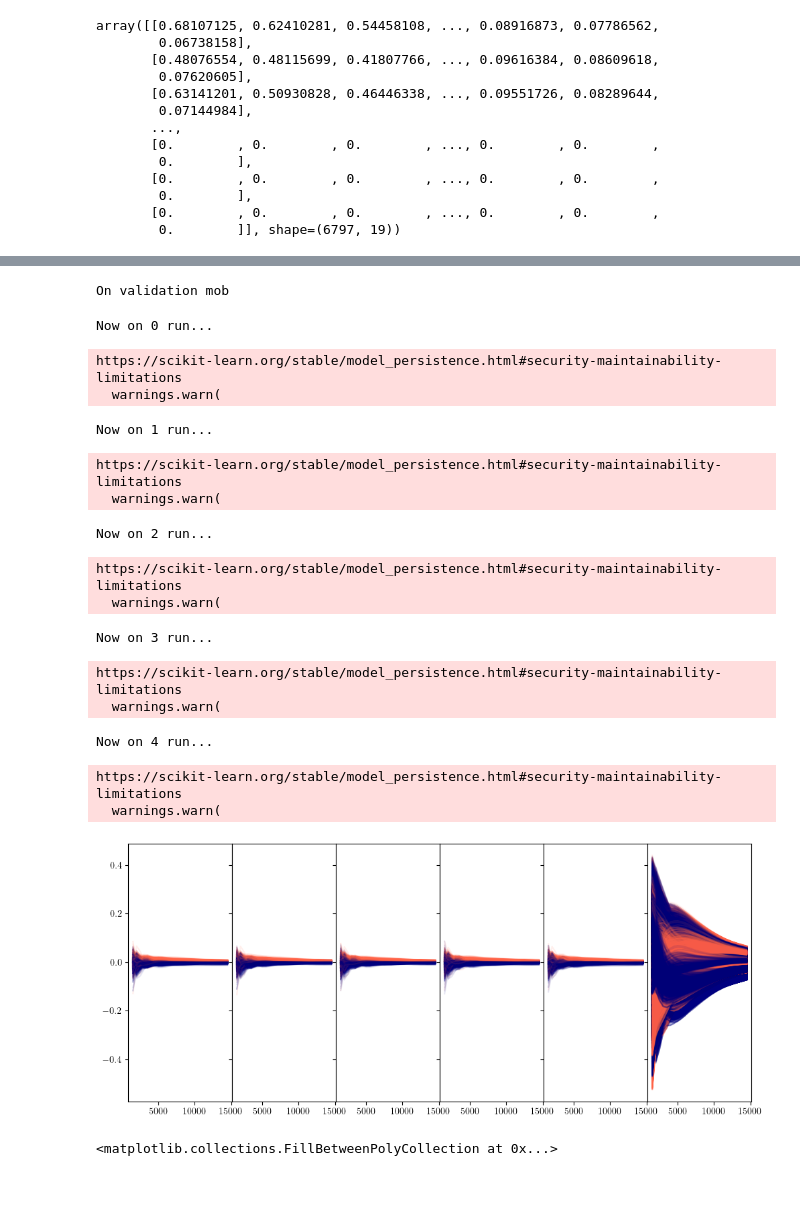
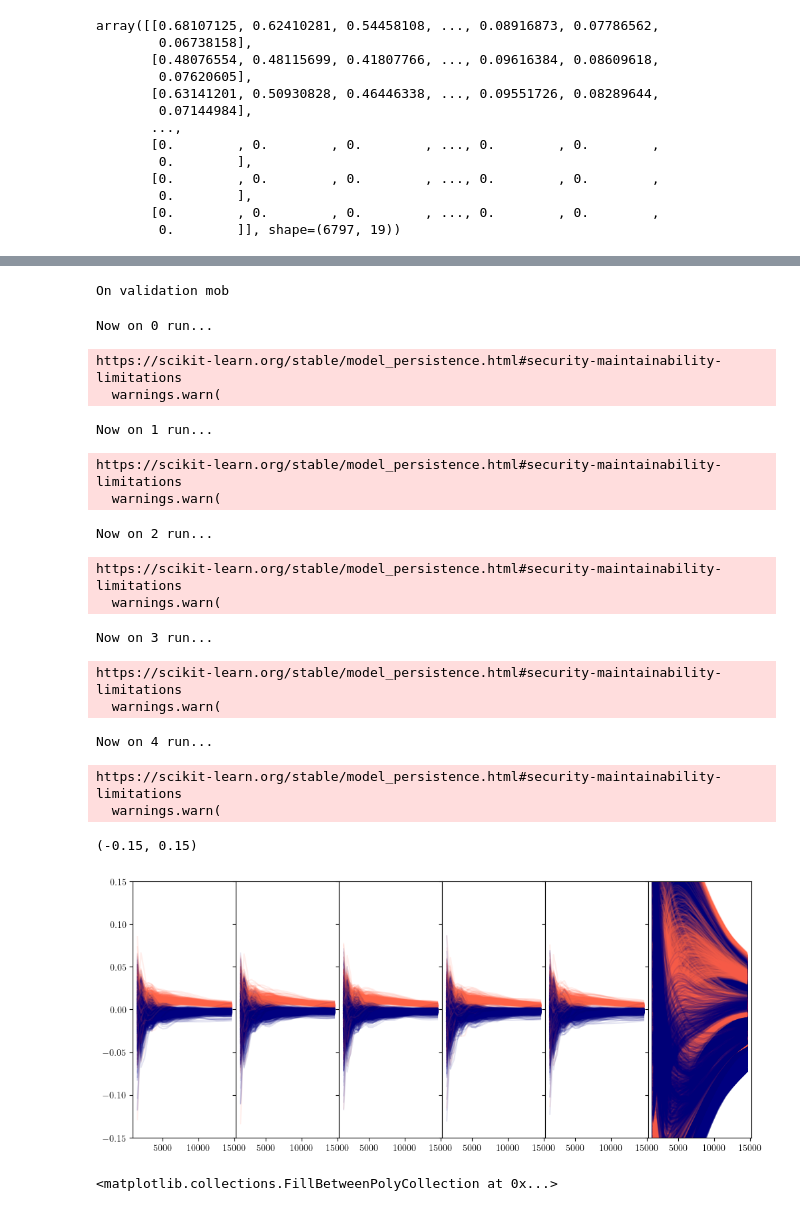
Before and after one commit to lisaleemcb/alfred, a Jupyter notebook: notebooks/paper_plots.ipynb, the cells around one changed output, grey strips where cells are left out. Drawn from its saved outputs; the diff is of its cells as text; code cells hidden in the pictures.

```diff
--- a/notebooks/paper_plots.ipynb
+++ b/notebooks/paper_plots.ipynb
@@ -174,3 +174,11 @@ array([[0.68107125, 0.62410281, 0.54458108, ..., 0.08916873, 0.07786562,
         0.        ],
        [0.        , 0.        , 0.        , ..., 0.        , 0.        ,
         0.        ]], shape=(6797, 19))
+# %%
+survey_colors = ['#2ff3e0', '#cbfbf8', '#f8d210', '#fdf4aa', '#fa26a0', '#fdb9d8']
+# %%
+x = np.linspace(0,10)
+
+for i, col in enumerate(survey_colors):
+    print(i)
+    plt.plot(x, i * .2 * x, color=col)
@@ -223,34 +239,36 @@ for i in range(5):
         if sn in bad:
             color = 'tomato'
         elif sn in good:
             color = 'navy'
 
         l = ax[i].plot(ells[indices], (espec - tspec).T, color=color, alpha=.1)
 
     # if lowbias[i]:
     #     color = 'navy'
     # elif not lowbias[i]:
     #     color = 'tomato'
     # l =ax[0].plot(ells[indices], tspec, color='navy', alpha=.1)
     # l =ax[0].plot(ells[indices], espec, color='tomato', alpha=.1)
+ax[0].set_ylim(-.15,.15)
 # %% [output]
 On validation mob
 Now on 0 run...
 https://scikit-learn.org/stable/model_persistence.html#security-maintainability-limitations
   warnings.warn(
 Now on 1 run...
 https://scikit-learn.org/stable/model_persistence.html#security-maintainability-limitations
   warnings.warn(
 Now on 2 run...
 https://scikit-learn.org/stable/model_persistence.html#security-maintainability-limitations
   warnings.warn(
 Now on 3 run...
 https://scikit-learn.org/stable/model_persistence.html#security-maintainability-limitations
   warnings.warn(
 Now on 4 run...
 https://scikit-learn.org/stable/model_persistence.html#security-maintainability-limitations
   warnings.warn(
+(-0.15, 0.15)
-[figure, old version]
+[figure, new version]
 # %%
 fig, ax = plt.subplots(1,2)
 
```
Also changed, not shown: parts of 1 cell of this notebook, 5 other files.
